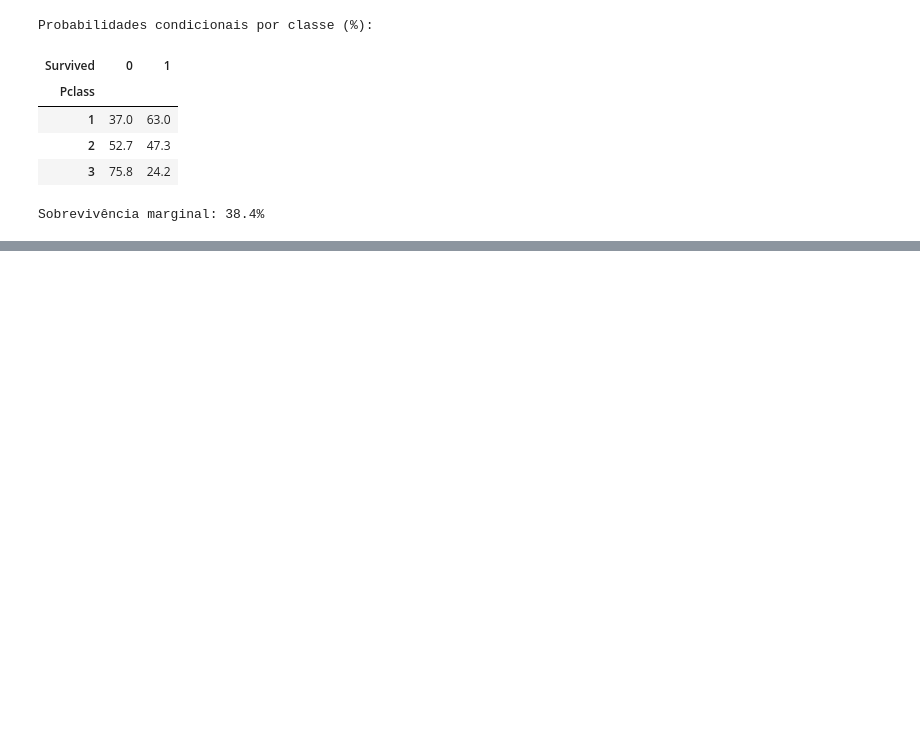
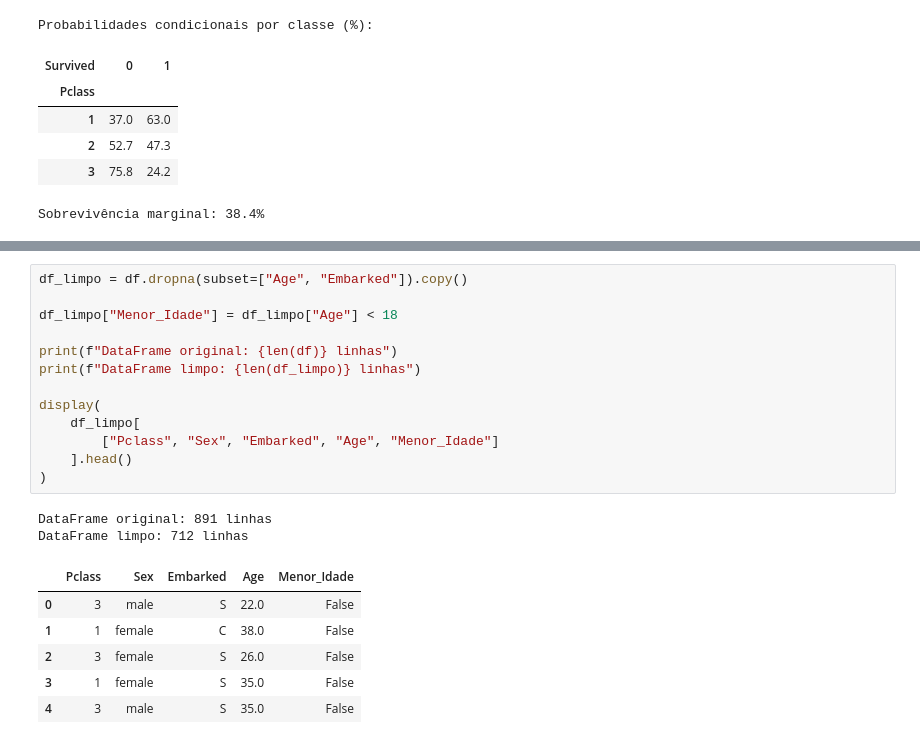
Before and after one commit to prof-ciro/Matematica-Aplicada-Computacional-UniFG-2026.2, a Jupyter notebook: Aula 09/aula_09.ipynb, the cells around one changed output, grey strips where cells are left out. Saved outputs shown, nothing was run; the diff lists cells and outputs as text; blank space fills up the shorter version.

```diff
--- a/Aula 09/aula_09.ipynb
+++ b/Aula 09/aula_09.ipynb
@@ -353,0 +517,22 @@ Sobrevivência marginal: 38.4%
+# %%
+df_limpo = df.dropna(subset=["Age", "Embarked"]).copy()
+
+df_limpo["Menor_Idade"] = df_limpo["Age"] < 18
+
+print(f"DataFrame original: {len(df)} linhas")
+print(f"DataFrame limpo: {len(df_limpo)} linhas")
+
+display(
+    df_limpo[
+        ["Pclass", "Sex", "Embarked", "Age", "Menor_Idade"]
+    ].head()
+)
+# %% [output]
+DataFrame original: 891 linhas
+DataFrame limpo: 712 linhas
+|  | Pclass | Sex | Embarked | Age | Menor_Idade |
+| 0 | 3 | male | S | 22.0 | False |
+| 1 | 1 | female | C | 38.0 | False |
+| 2 | 3 | female | S | 26.0 | False |
+| 3 | 1 | female | S | 35.0 | False |
+| 4 | 3 | male | S | 35.0 | False |
```
Also changed, not shown: parts of 14 cells of this notebook, 1 other file.
